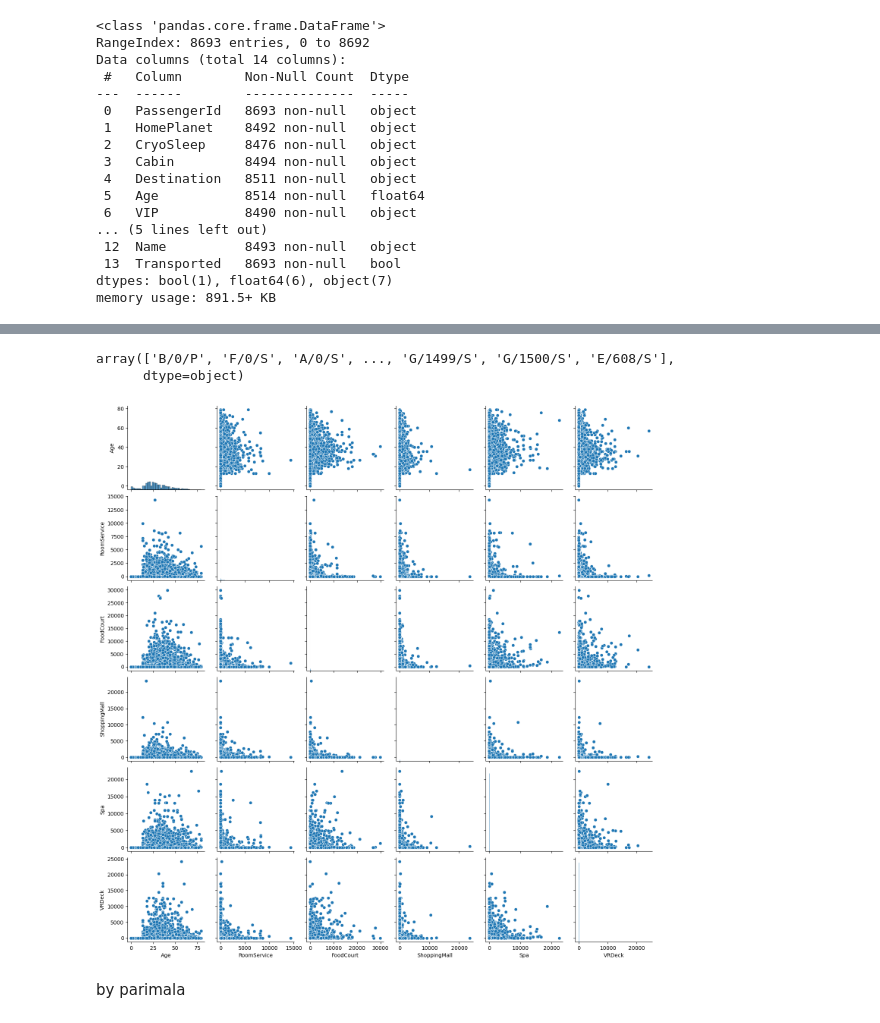
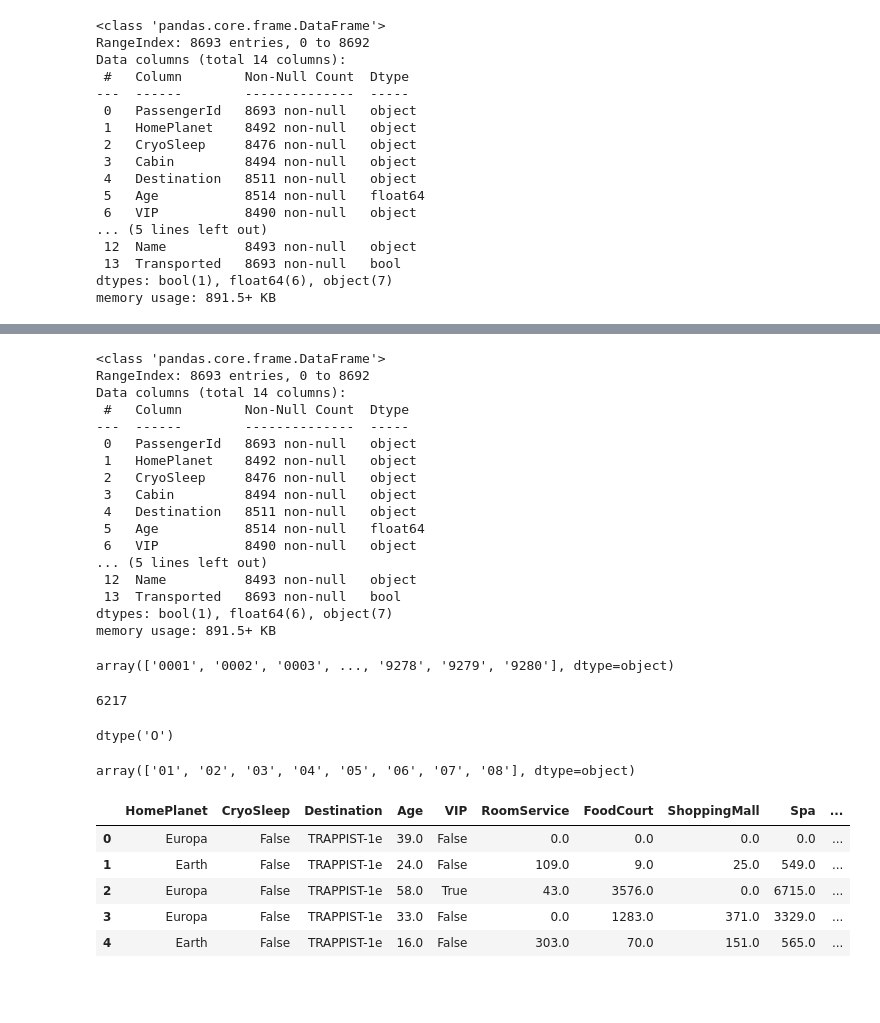
Before and after one commit to Jayanavya/Kaggle_Assignment_Group_2, a Jupyter notebook: Kaggle_Code.ipynb, the cells around one changed output, grey strips where cells are left out. Drawn from its saved outputs; the diff is of its cells as text; code cells hidden in the pictures; blank space fills up the shorter version.

```diff
--- a/Kaggle_Code.ipynb
+++ b/Kaggle_Code.ipynb
@@ -83,15 +122,58 @@ array(['0001_01', '0002_01', '0003_01', ..., '9279_01', '9280_01',
+# %%
+train.info()
+# %% [output]
+<class 'pandas.core.frame.DataFrame'>
+RangeIndex: 8693 entries, 0 to 8692
+Data columns (total 14 columns):
+ #   Column        Non-Null Count  Dtype
+---  ------        --------------  -----
+ 0   PassengerId   8693 non-null   object
+ 1   HomePlanet    8492 non-null   object
+ 2   CryoSleep     8476 non-null   object
+ 3   Cabin         8494 non-null   object
+ 4   Destination   8511 non-null   object
+ 5   Age           8514 non-null   float64
+ 6   VIP           8490 non-null   object
+... (5 lines left out)
+ 12  Name          8493 non-null   object
+ 13  Transported   8693 non-null   bool
+dtypes: bool(1), float64(6), object(7)
+memory usage: 891.5+ KB
+# %%
+#Column PassengerId is split into two different columns. For exploring futher for any feature importance.
+train[['Group', 'Person']] = train['PassengerId'].str.split('_', expand=True)
+
+#We tend to remove the existing column to reduce complexity of the data
+train.drop('PassengerId', axis=1, inplace=True)
 # %%
-train['Cabin'].unique()
+train['Group'].unique()
 # %% [output]
-array(['B/0/P', 'F/0/S', 'A/0/S', ..., 'G/1499/S', 'G/1500/S', 'E/608/S'],
-      dtype=object)
+array(['0001', '0002', '0003', ..., '9278', '9279', '9280'], dtype=object)
-# %%
-#The numeric variables from the data are used to plot - Pair Plot
-numeric_columns = ['Age', 'RoomService', 'FoodCourt', 'ShoppingMall', 'Spa', 'VRDeck']
-
-sns.pairplot(train[numeric_columns])
-plt.show()
-# %% [output]
-[figure, removed]
-# %% [markdown]
-by parimala
+# %%
+#Function gives a count of the total unique vales on the column
+train['Group'].nunique()
+# %% [output]
+6217
+# %%
+#Function gives the datatype of the values in the column
+train['Group'].dtypes
+# %% [output]
+dtype('O')
+# %%
+train['Person'].unique()
+# %% [output]
+array(['01', '02', '03', '04', '05', '06', '07', '08'], dtype=object)
+# %%
+#Similarly, I split the Cabin column into Deck, Num, Side
+train[['Deck', 'Num', 'Side']] = train['Cabin'].str.split('/', expand=True)
+
+train.drop('Cabin', axis=1, inplace=True)
+# %%
+train.head()
+# %% [output]
+|  | HomePlanet | CryoSleep | Destination | Age | VIP | RoomService | FoodCourt | ShoppingMall | Spa | ... |
+| 0 | Europa | False | TRAPPIST-1e | 39.0 | False | 0.0 | 0.0 | 0.0 | 0.0 | ... |
+| 1 | Earth | False | TRAPPIST-1e | 24.0 | False | 109.0 | 9.0 | 25.0 | 549.0 | ... |
+| 2 | Europa | False | TRAPPIST-1e | 58.0 | True | 43.0 | 3576.0 | 0.0 | 6715.0 | ... |
+| 3 | Europa | False | TRAPPIST-1e | 33.0 | False | 0.0 | 1283.0 | 371.0 | 3329.0 | ... |
+| 4 | Earth | False | TRAPPIST-1e | 16.0 | False | 303.0 | 70.0 | 151.0 | 565.0 | ... |
```
Also changed, not shown: parts of 6 cells of this notebook.
